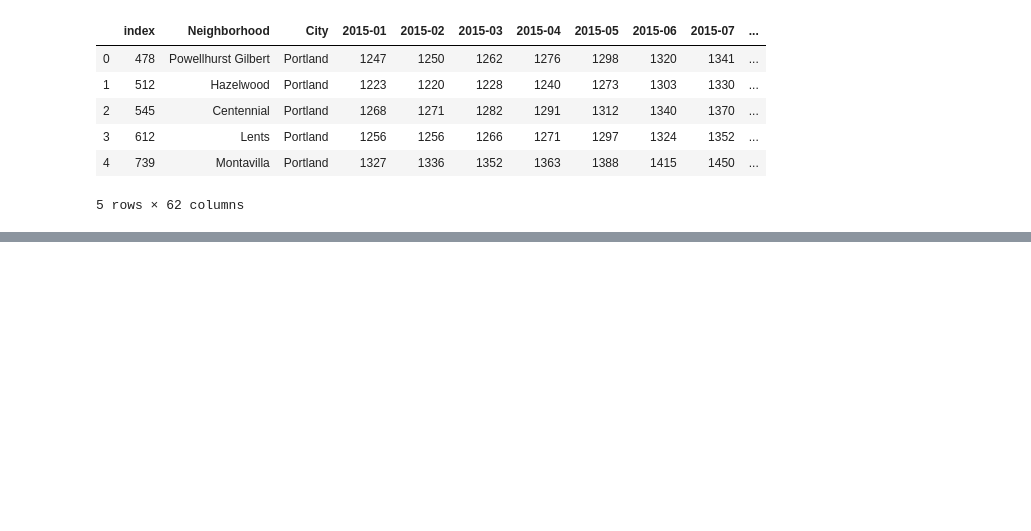
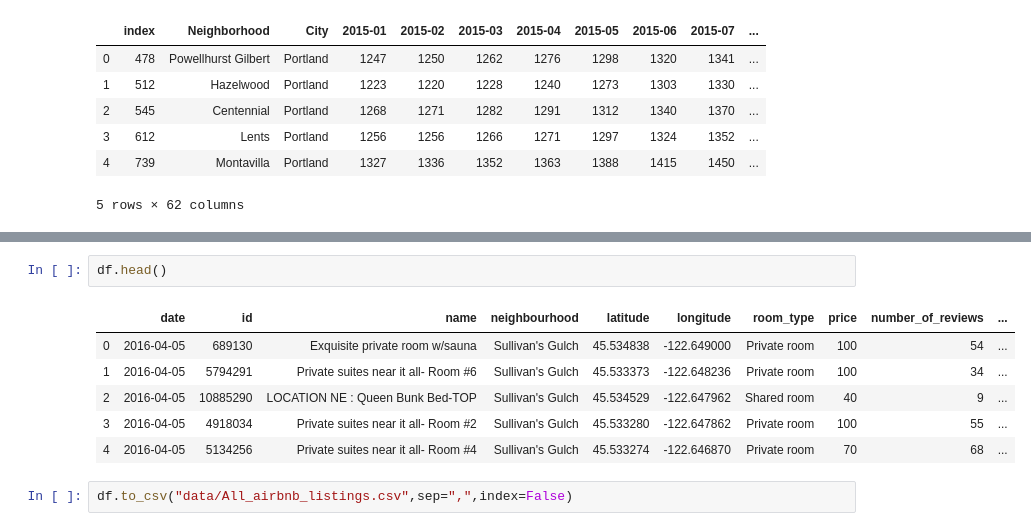
Before and after one commit to brian1581/Creative-Viz-Project, a Jupyter notebook: etl.ipynb, the cells around one changed output, grey strips where cells are left out. Cells and saved outputs as stored; diff of their text form; blank space fills up the shorter version.

```diff
--- a/etl.ipynb
+++ b/etl.ipynb
@@ -163,0 +178,11 @@ TypeError: Must provide 'func' or tuples of '(column, aggfunc).
+# %%
+df.head()
+# %% [output]
+|  | date | id | name | neighbourhood | latitude | longitude | room_type | price | number_of_reviews | ... |
+| 0 | 2016-04-05 | 689130 | Exquisite private room w/sauna | Sullivan's Gulch | 45.534838 | -122.649000 | Private room | 100 | 54 | ... |
+| 1 | 2016-04-05 | 5794291 | Private suites near it all- Room #6 | Sullivan's Gulch | 45.533373 | -122.648236 | Private room | 100 | 34 | ... |
+| 2 | 2016-04-05 | 10885290 | LOCATION NE : Queen Bunk Bed-TOP | Sullivan's Gulch | 45.534529 | -122.647962 | Shared room | 40 | 9 | ... |
+| 3 | 2016-04-05 | 4918034 | Private suites near it all- Room #2 | Sullivan's Gulch | 45.533280 | -122.647862 | Private room | 100 | 55 | ... |
+| 4 | 2016-04-05 | 5134256 | Private suites near it all- Room #4 | Sullivan's Gulch | 45.533274 | -122.646870 | Private room | 70 | 68 | ... |
+# %%
+df.to_csv("data/All_airbnb_listings.csv",sep=",",index=False)
```
Also changed, not shown: parts of 12 cells of this notebook, 1 other file.
